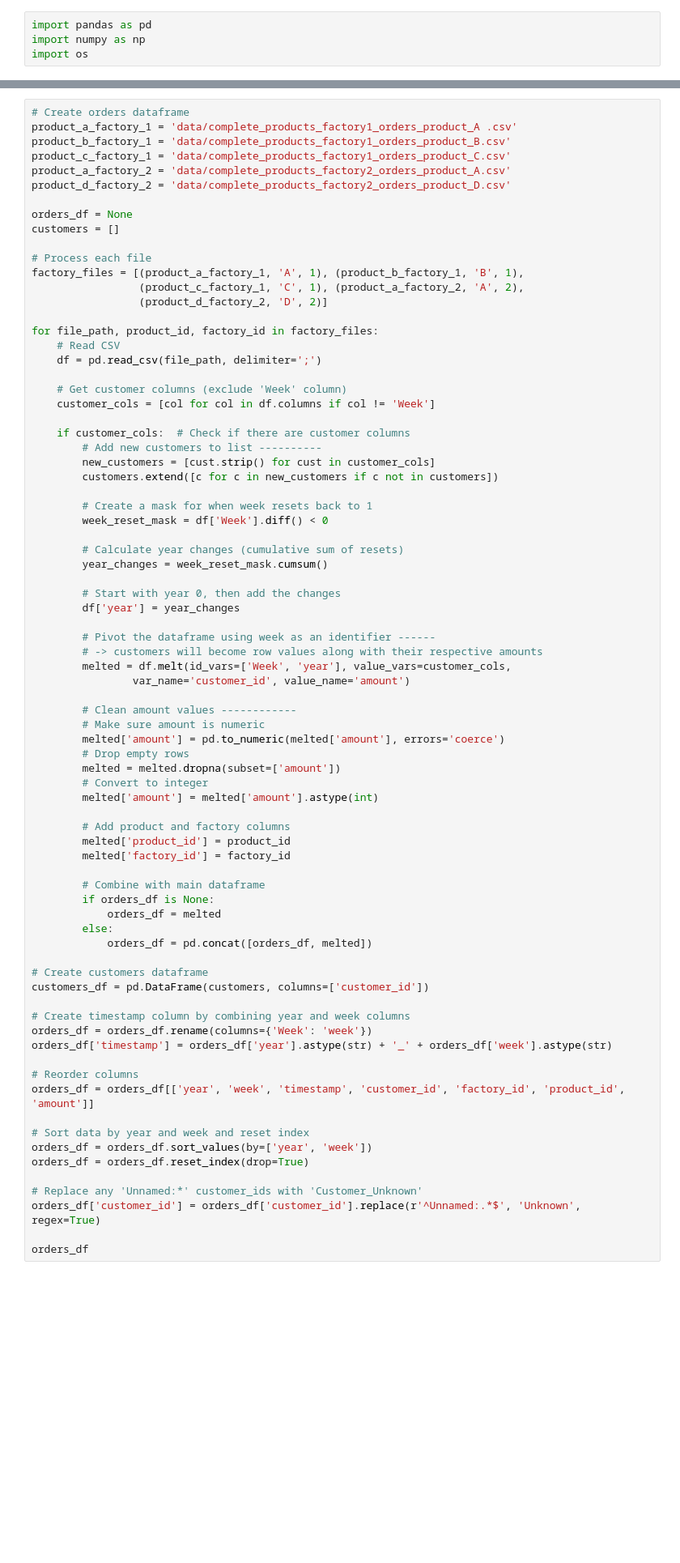
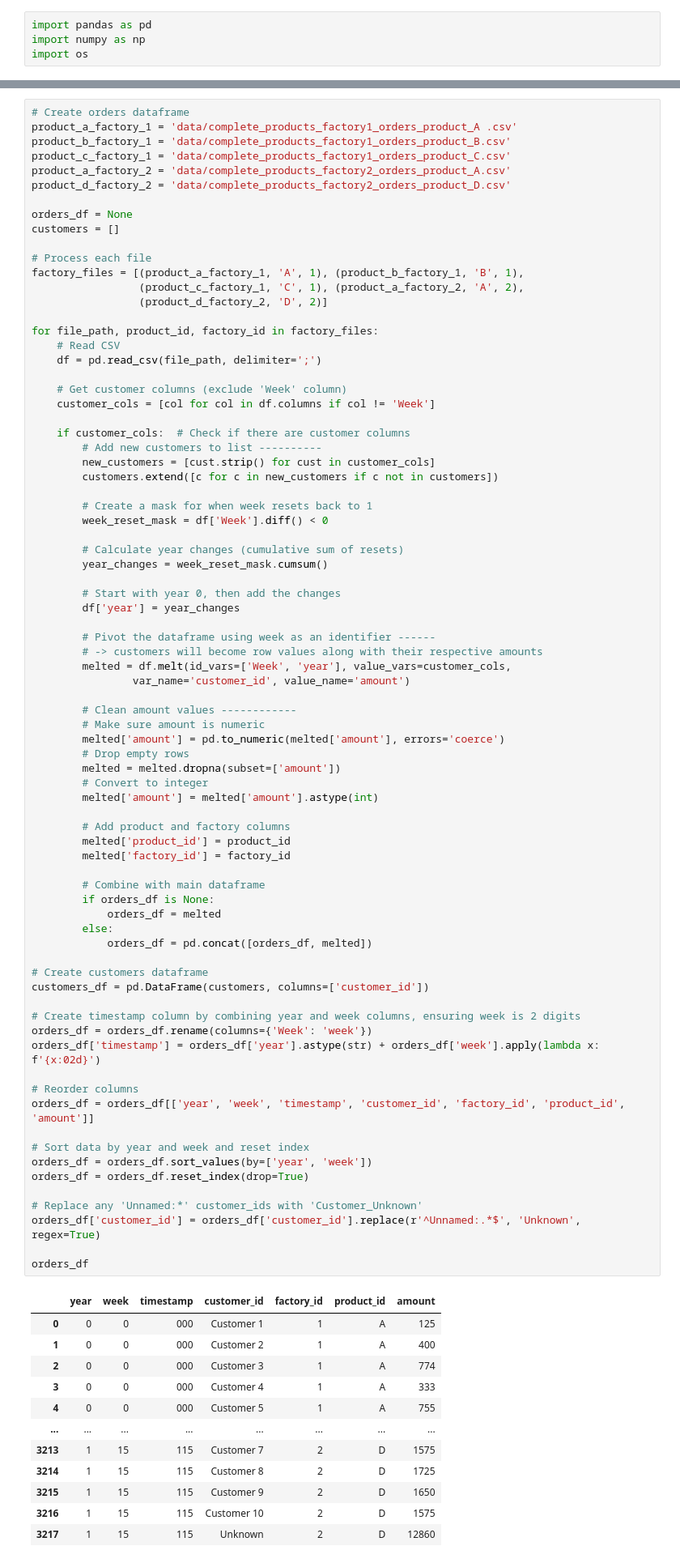
Before and after one commit to paukkroa/TIJO.324-Dataproj, a Jupyter notebook: create_tables.ipynb, the cells around one changed output, grey strips where cells are left out. Shown at 81% size. Cells and saved outputs as stored; diff of their text form; blank space fills up the shorter version.

Commit message:
Change timestamp to numeric

```diff
--- a/create_tables.ipynb
+++ b/create_tables.ipynb
@@ -172,32 +258,45 @@ for file_path, product_id, factory_id in factory_files:
         melted = melted.dropna(subset=['amount'])
         # Convert to integer
         melted['amount'] = melted['amount'].astype(int)
 
         # Add product and factory columns
         melted['product_id'] = product_id
         melted['factory_id'] = factory_id
 
         # Combine with main dataframe
         if orders_df is None:
             orders_df = melted
         else:
             orders_df = pd.concat([orders_df, melted])
 
 # Create customers dataframe
 customers_df = pd.DataFrame(customers, columns=['customer_id'])
 
-# Create timestamp column by combining year and week columns
+# Create timestamp column by combining year and week columns, ensuring week is 2 digits
 orders_df = orders_df.rename(columns={'Week': 'week'})
-orders_df['timestamp'] = orders_df['year'].astype(str) + '_' + orders_df['week'].astype(str)
+orders_df['timestamp'] = orders_df['year'].astype(str) + orders_df['week'].apply(lambda x: f'{x:02d}')
 
 # Reorder columns
 orders_df = orders_df[['year', 'week', 'timestamp', 'customer_id', 'factory_id', 'product_id', 'amount']]
 
 # Sort data by year and week and reset index
 orders_df = orders_df.sort_values(by=['year', 'week'])
 orders_df = orders_df.reset_index(drop=True)
 
 # Replace any 'Unnamed:*' customer_ids with 'Customer_Unknown'
 orders_df['customer_id'] = orders_df['customer_id'].replace(r'^Unnamed:.*$', 'Unknown', regex=True)
 
 orders_df
+# %% [output]
+|  | year | week | timestamp | customer_id | factory_id | product_id | amount |
+| 0 | 0 | 0 | 000 | Customer 1 | 1 | A | 125 |
+| 1 | 0 | 0 | 000 | Customer 2 | 1 | A | 400 |
+| 2 | 0 | 0 | 000 | Customer 3 | 1 | A | 774 |
+| 3 | 0 | 0 | 000 | Customer 4 | 1 | A | 333 |
+| 4 | 0 | 0 | 000 | Customer 5 | 1 | A | 755 |
+| ... | ... | ... | ... | ... | ... | ... | ... |
+| 3213 | 1 | 15 | 115 | Customer 7 | 2 | D | 1575 |
+| 3214 | 1 | 15 | 115 | Customer 8 | 2 | D | 1725 |
+| 3215 | 1 | 15 | 115 | Customer 9 | 2 | D | 1650 |
+| 3216 | 1 | 15 | 115 | Customer 10 | 2 | D | 1575 |
+| 3217 | 1 | 15 | 115 | Unknown | 2 | D | 12860 |
```
Also changed, not shown: parts of 16 cells of this notebook.
